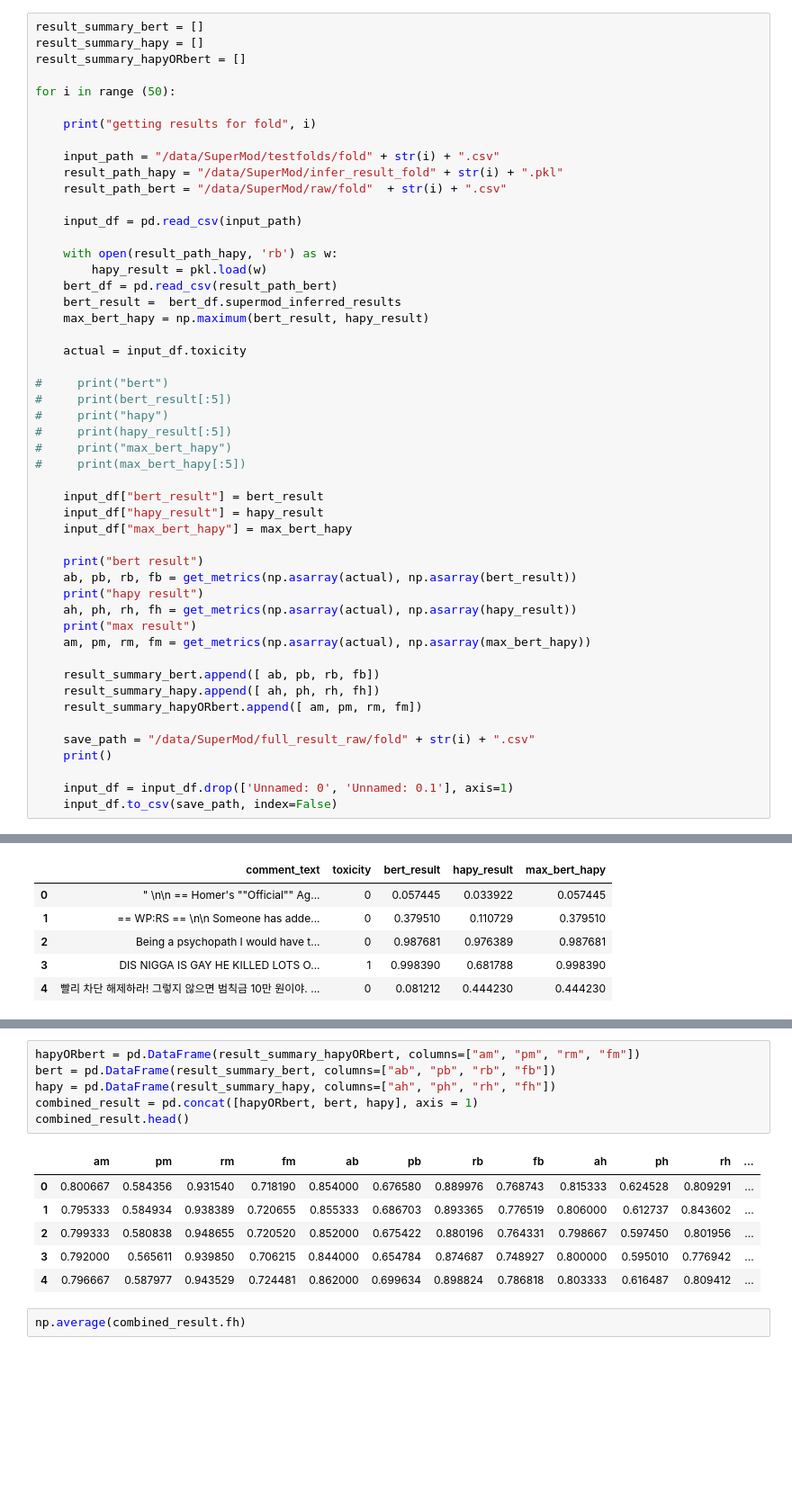
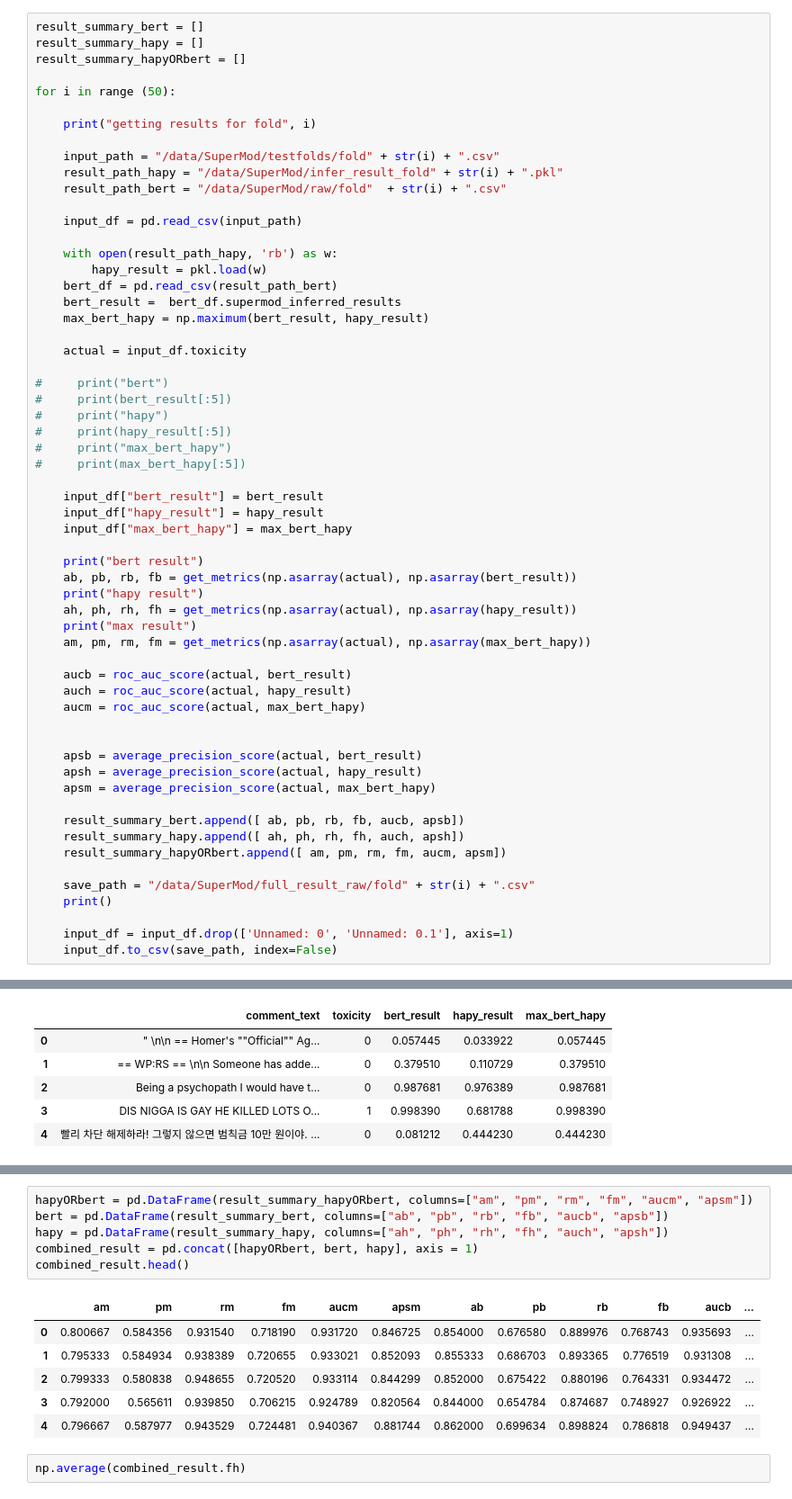
Before and after one commit to KathleenYWang/Sentiment_Detection_NLP, a Jupyter notebook: HA/ReviewTestFoldResults.ipynb, the cells around one changed output, grey strips where cells are left out. Shown: that part at 90% size. Saved outputs shown, nothing was run; the diff lists cells and outputs as text; blank space fills up the shorter version.

```diff
--- a/HA/ReviewTestFoldResults.ipynb
+++ b/HA/ReviewTestFoldResults.ipynb
@@ -689,9 +690,18 @@ for i in range (50):
     print("max result")
     am, pm, rm, fm = get_metrics(np.asarray(actual), np.asarray(max_bert_hapy))
 
-    result_summary_bert.append([ ab, pb, rb, fb])
-    result_summary_hapy.append([ ah, ph, rh, fh])
-    result_summary_hapyORbert.append([ am, pm, rm, fm])
+    aucb = roc_auc_score(actual, bert_result)
+    auch = roc_auc_score(actual, hapy_result)
+    aucm = roc_auc_score(actual, max_bert_hapy)
+
+
+    apsb = average_precision_score(actual, bert_result)
+    apsh = average_precision_score(actual, hapy_result)
+    apsm = average_precision_score(actual, max_bert_hapy)
+
+    result_summary_bert.append([ ab, pb, rb, fb, aucb, apsb])
+    result_summary_hapy.append([ ah, ph, rh, fh, auch, apsh])
+    result_summary_hapyORbert.append([ am, pm, rm, fm, aucm, apsm])
 
     save_path = "/data/SuperMod/full_result_raw/fold" + str(i) + ".csv"
     print()
@@ -779,16 +801,16 @@ result_summary_hapyORbert[:5]
 # %%
-hapyORbert = pd.DataFrame(result_summary_hapyORbert, columns=["am", "pm", "rm", "fm"])
-bert = pd.DataFrame(result_summary_bert, columns=["ab", "pb", "rb", "fb"])
-hapy = pd.DataFrame(result_summary_hapy, columns=["ah", "ph", "rh", "fh"])
+hapyORbert = pd.DataFrame(result_summary_hapyORbert, columns=["am", "pm", "rm", "fm", "aucm", "apsm"])
+bert = pd.DataFrame(result_summary_bert, columns=["ab", "pb", "rb", "fb", "aucb", "apsb"])
+hapy = pd.DataFrame(result_summary_hapy, columns=["ah", "ph", "rh", "fh", "auch", "apsh"])
 combined_result = pd.concat([hapyORbert, bert, hapy], axis = 1)
 combined_result.head()
 # %% [output]
-|  | am | pm | rm | fm | ab | pb | rb | fb | ah | ph | rh | ... |
-| 0 | 0.800667 | 0.584356 | 0.931540 | 0.718190 | 0.854000 | 0.676580 | 0.889976 | 0.768743 | 0.815333 | 0.624528 | 0.809291 | ... |
-| 1 | 0.795333 | 0.584934 | 0.938389 | 0.720655 | 0.855333 | 0.686703 | 0.893365 | 0.776519 | 0.806000 | 0.612737 | 0.843602 | ... |
-| 2 | 0.799333 | 0.580838 | 0.948655 | 0.720520 | 0.852000 | 0.675422 | 0.880196 | 0.764331 | 0.798667 | 0.597450 | 0.801956 | ... |
-| 3 | 0.792000 | 0.565611 | 0.939850 | 0.706215 | 0.844000 | 0.654784 | 0.874687 | 0.748927 | 0.800000 | 0.595010 | 0.776942 | ... |
-| 4 | 0.796667 | 0.587977 | 0.943529 | 0.724481 | 0.862000 | 0.699634 | 0.898824 | 0.786818 | 0.803333 | 0.616487 | 0.809412 | ... |
+|  | am | pm | rm | fm | aucm | apsm | ab | pb | rb | fb | aucb | ... |
+| 0 | 0.800667 | 0.584356 | 0.931540 | 0.718190 | 0.931720 | 0.846725 | 0.854000 | 0.676580 | 0.889976 | 0.768743 | 0.935693 | ... |
+| 1 | 0.795333 | 0.584934 | 0.938389 | 0.720655 | 0.933021 | 0.852093 | 0.855333 | 0.686703 | 0.893365 | 0.776519 | 0.931308 | ... |
+| 2 | 0.799333 | 0.580838 | 0.948655 | 0.720520 | 0.933114 | 0.844299 | 0.852000 | 0.675422 | 0.880196 | 0.764331 | 0.934472 | ... |
+| 3 | 0.792000 | 0.565611 | 0.939850 | 0.706215 | 0.924789 | 0.820564 | 0.844000 | 0.654784 | 0.874687 | 0.748927 | 0.926922 | ... |
+| 4 | 0.796667 | 0.587977 | 0.943529 | 0.724481 | 0.940367 | 0.881744 | 0.862000 | 0.699634 | 0.898824 | 0.786818 | 0.949437 | ... |
 # %%
 np.average(combined_result.fh)
 # %% [output]
```
Also changed, not shown: parts of 9 cells of this notebook, 1 other file.
